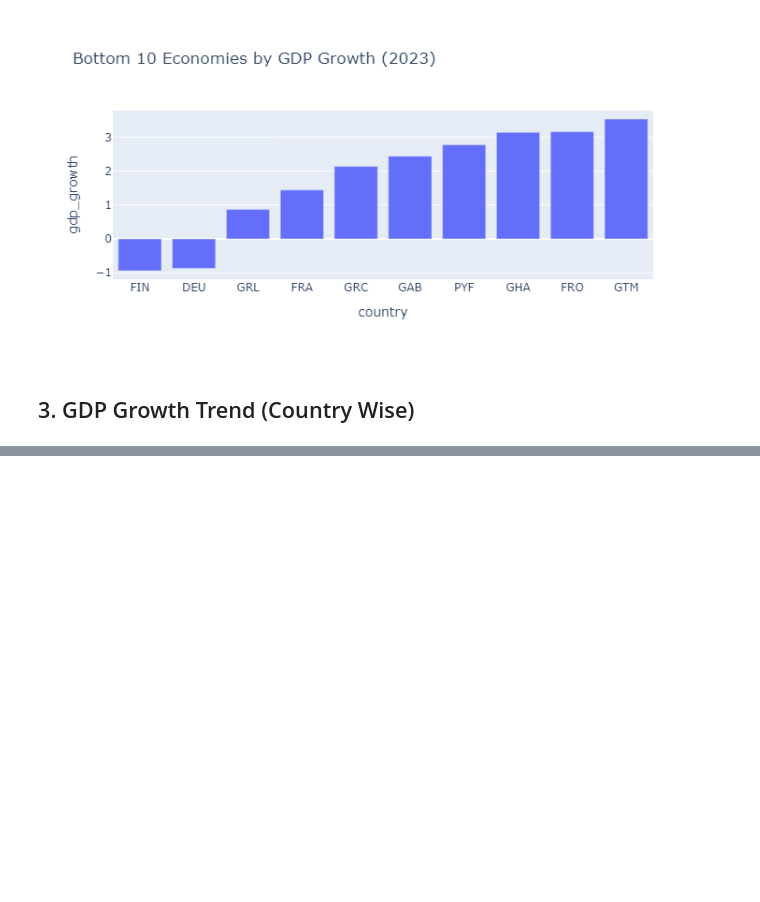
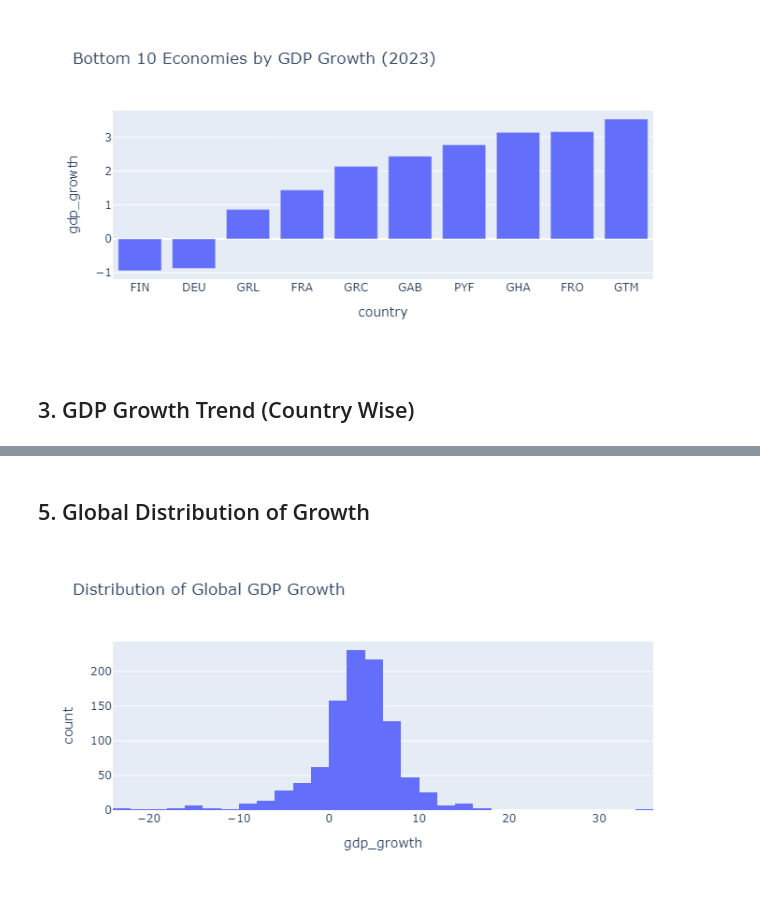
Before and after one commit to AyuOrniThrONE/World-GDP-Dasboard, a Jupyter notebook: analysis/eda.ipynb, the cells around one changed output, grey strips where cells are left out. Drawn from its saved outputs; the diff is of its cells as text; code cells hidden in the pictures; blank space fills up the shorter version.

```diff
--- a/analysis/eda.ipynb
+++ b/analysis/eda.ipynb
@@ -44,0 +51,6 @@ px.line(country_df,x="year",y="gdp_growth",title=f"GDP Growth Trend - {country}"
+# %% [markdown]
+## 5. Global Distribution of Growth
+# %%
+px.histogram(df,x="gdp_growth",nbins=50,title="Distribution of Global GDP Growth").show()
+# %% [output]
+[figure, added]
```
Also changed, not shown: parts of 10 cells of this notebook.
